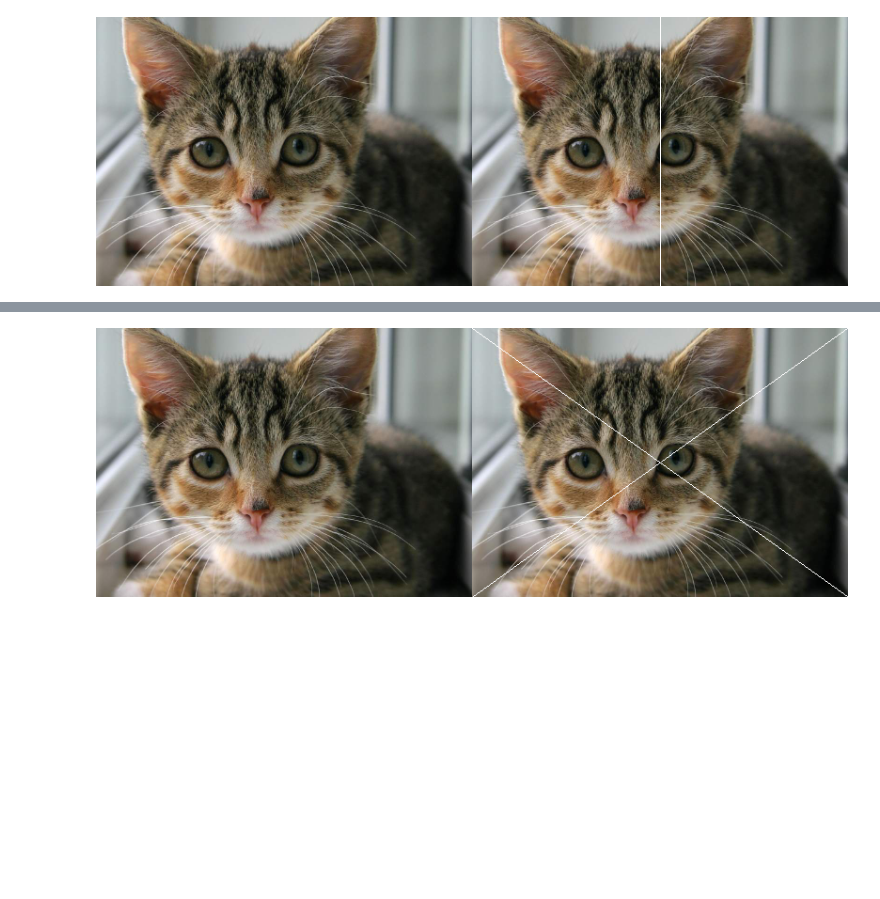
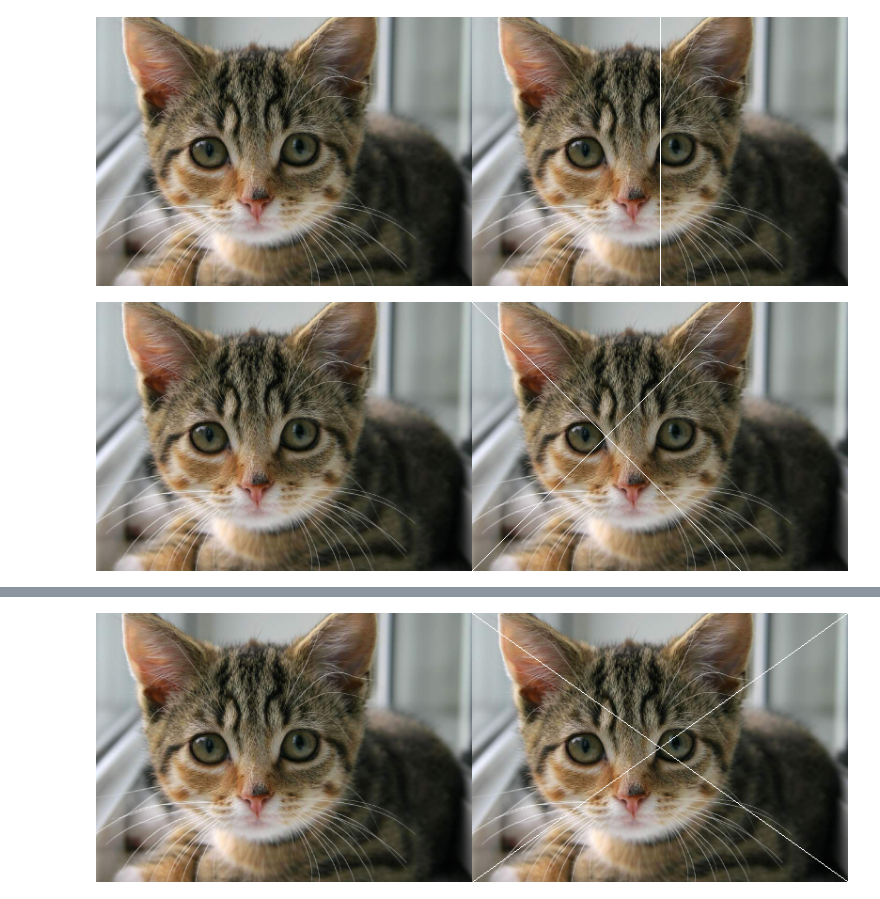
Before and after one commit to AkhmadRamadani/PCVK_GENAP_2023, a Jupyter notebook: Week1.ipynb, the cells around one changed output, grey strips where cells are left out. Saved outputs shown, nothing was run; the diff lists cells and outputs as text; code cells hidden in the pictures; blank space fills up the shorter version.

```diff
--- a/Week1.ipynb
+++ b/Week1.ipynb
@@ -117,3 +117,14 @@ final_frame_2 = cv.hconcat((image_2, image_5))
 cv2_imshow(final_frame_2)
 # %% [output]
 [figure]
+# %%
+image_7 = cv.cvtColor(image, cv.COLOR_BGR2RGB)
+
+for x in range(tinggi):
+  image_7[x,x] = [255,255,255]
+  image_7[x, tinggi-x-1] = [255,255,255]
+
+final_frame_3 = cv.hconcat((image_2, image_7))
+cv2_imshow(final_frame_3)
+# %% [output]
+[figure, added]
```
Also changed, not shown: parts of 2 cells of this notebook.
